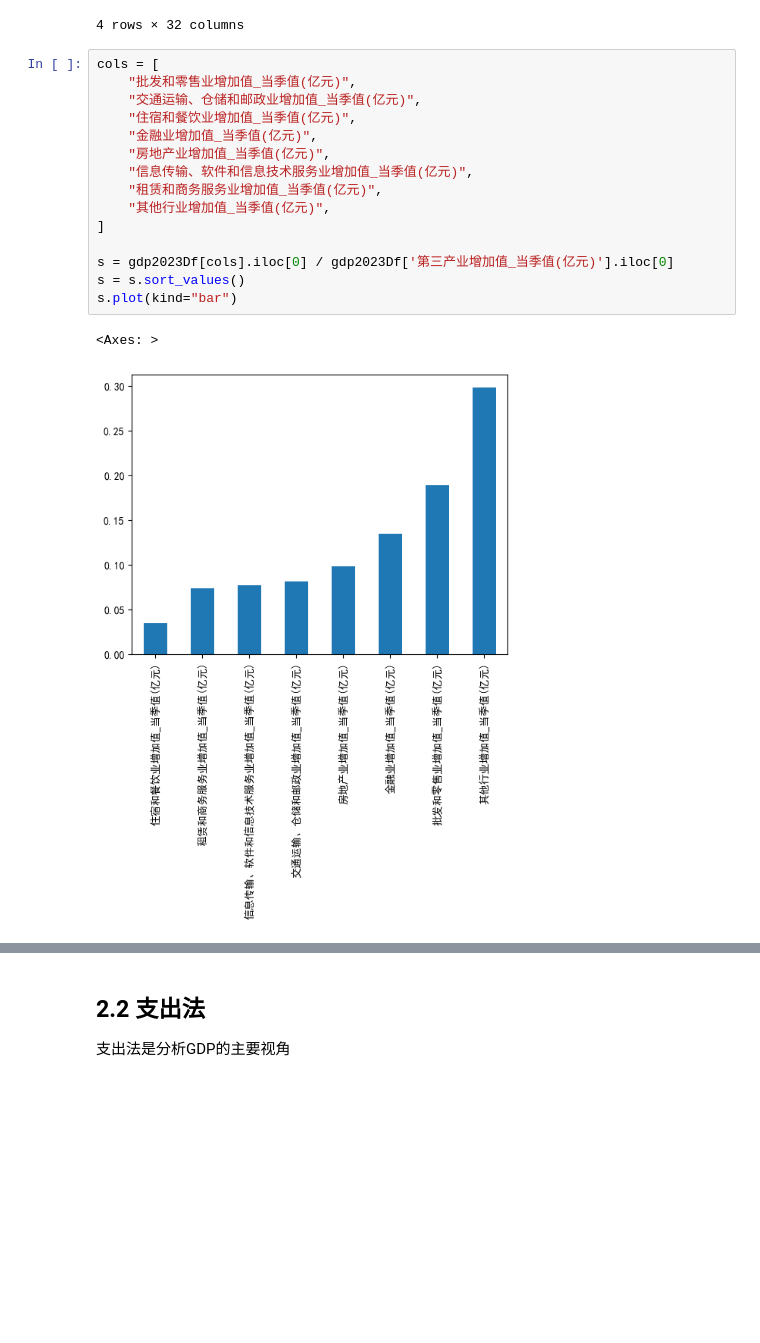
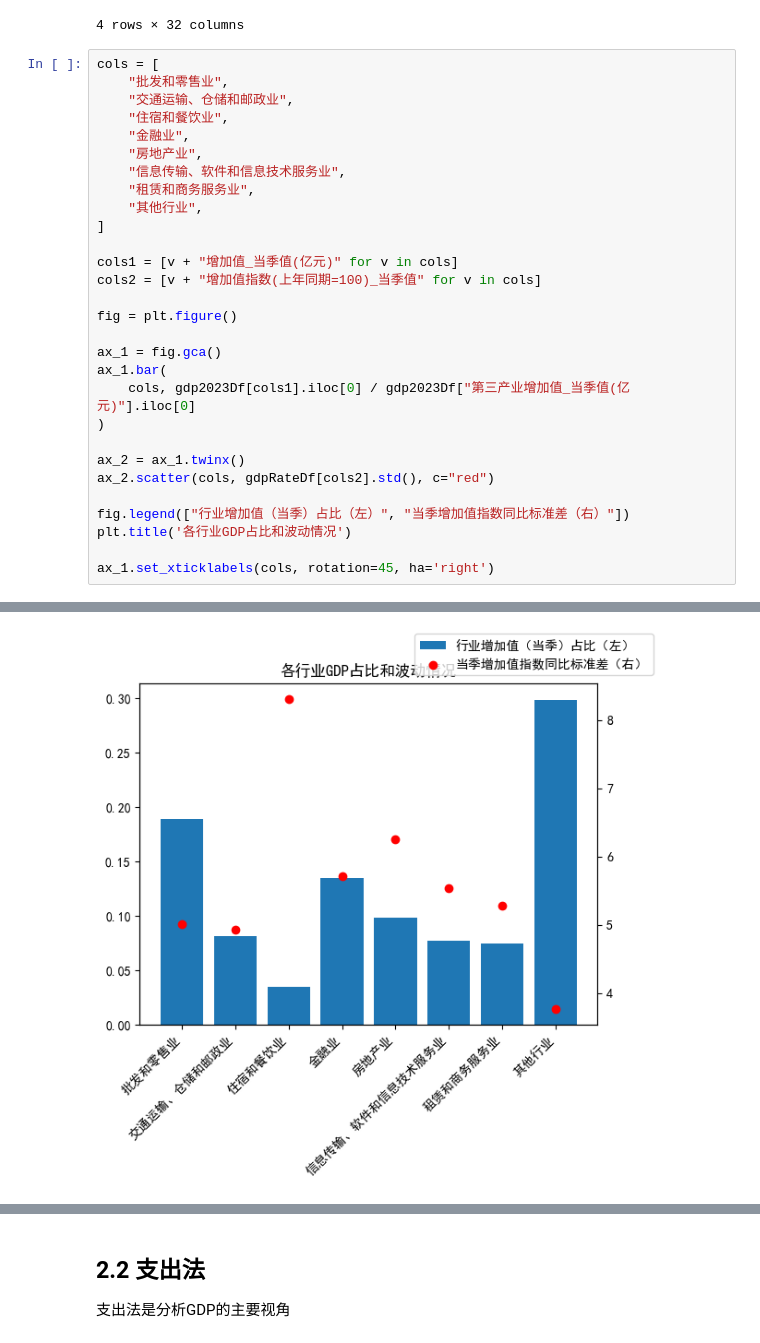
Before and after one commit to kampfer/various-data, a Jupyter notebook: src/researches/jupyter/gdp.ipynb, the cells around one changed output, grey strips where cells are left out. Saved outputs shown, nothing was run; the diff lists cells and outputs as text; blank space fills up the shorter version.

```diff
--- a/src/researches/jupyter/gdp.ipynb
+++ b/src/researches/jupyter/gdp.ipynb
@@ -473,21 +473,33 @@ gdp2023Df
 | 2023年第二季度 | 308292.6 | 592715.6 | 18807.9 | 30397.3 | 121533.4 | 227672.7 | ... |
 | 2023年第一季度 | 284423.0 | 284423.0 | 11589.4 | 11589.4 | 106139.3 | 106139.3 | ... |
 4 rows × 32 columns
-# %%
-cols = [
-    "批发和零售业增加值_当季值(亿元)",
-    "交通运输、仓储和邮政业增加值_当季值(亿元)",
-    "住宿和餐饮业增加值_当季值(亿元)",
-    "金融业增加值_当季值(亿元)",
-    "房地产业增加值_当季值(亿元)",
-    "信息传输、软件和信息技术服务业增加值_当季值(亿元)",
-    "租赁和商务服务业增加值_当季值(亿元)",
-    "其他行业增加值_当季值(亿元)",
-]
-
-s = gdp2023Df[cols].iloc[0] / gdp2023Df['第三产业增加值_当季值(亿元)'].iloc[0]
-s = s.sort_values()
-s.plot(kind="bar")
-# %% [output]
-<Axes: >
-[figure, removed]
+# %%
+cols = [
+    "批发和零售业",
+    "交通运输、仓储和邮政业",
+    "住宿和餐饮业",
+    "金融业",
+    "房地产业",
+    "信息传输、软件和信息技术服务业",
+    "租赁和商务服务业",
+    "其他行业",
+]
+
+cols1 = [v + "增加值_当季值(亿元)" for v in cols]
+cols2 = [v + "增加值指数(上年同期=100)_当季值" for v in cols]
+
+fig = plt.figure()
+
+ax_1 = fig.gca()
+ax_1.bar(
+    cols, gdp2023Df[cols1].iloc[0] / gdp2023Df["第三产业增加值_当季值(亿元)"].iloc[0]
+)
+
+ax_2 = ax_1.twinx()
+ax_2.scatter(cols, gdpRateDf[cols2].std(), c="red")
+
+fig.legend(["行业增加值（当季）占比（左）", "当季增加值指数同比标准差（右）"])
+plt.title('各行业GDP占比和波动情况')
+
+ax_1.set_xticklabels(cols, rotation=45, ha='right')
+# %% [output]
@@ -493,0 +514 @@ s.plot(kind="bar")
+[figure, added]
```
Also changed, not shown: parts of 4 cells of this notebook.
